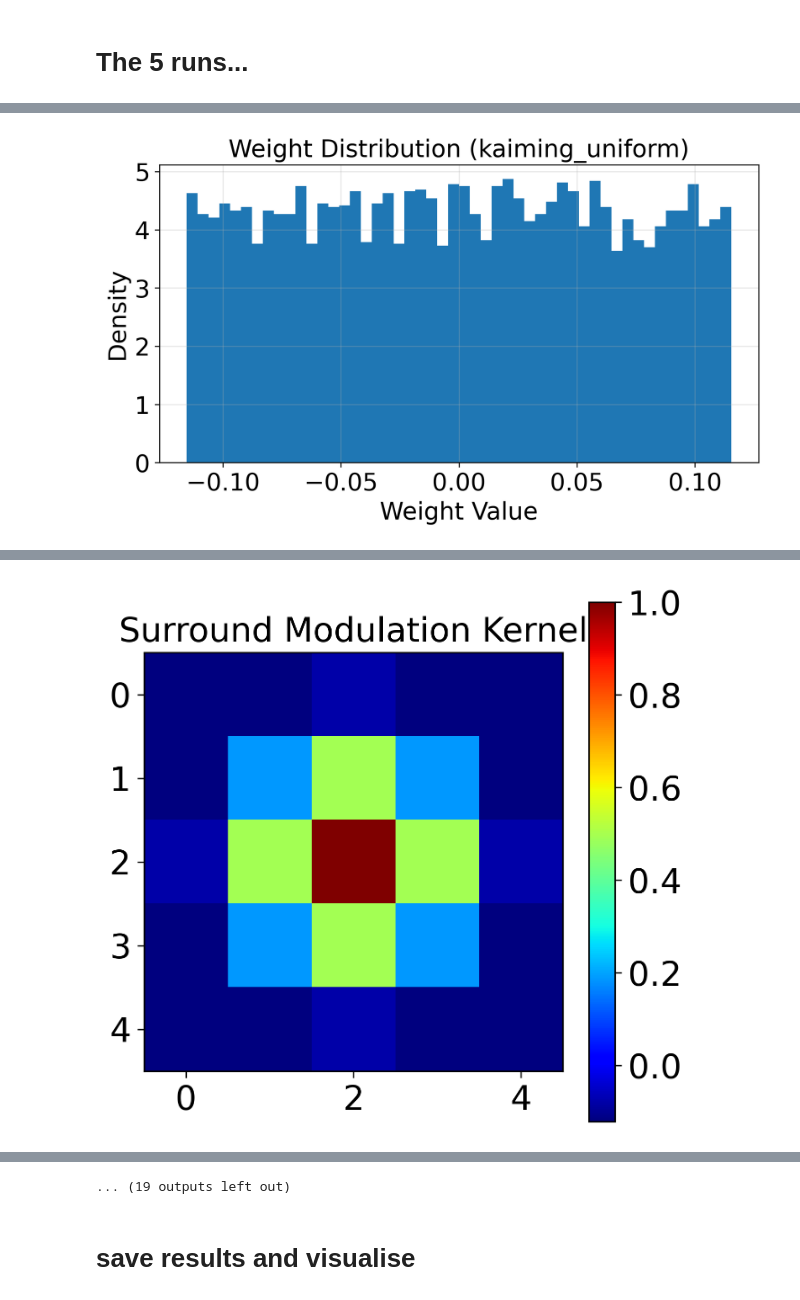
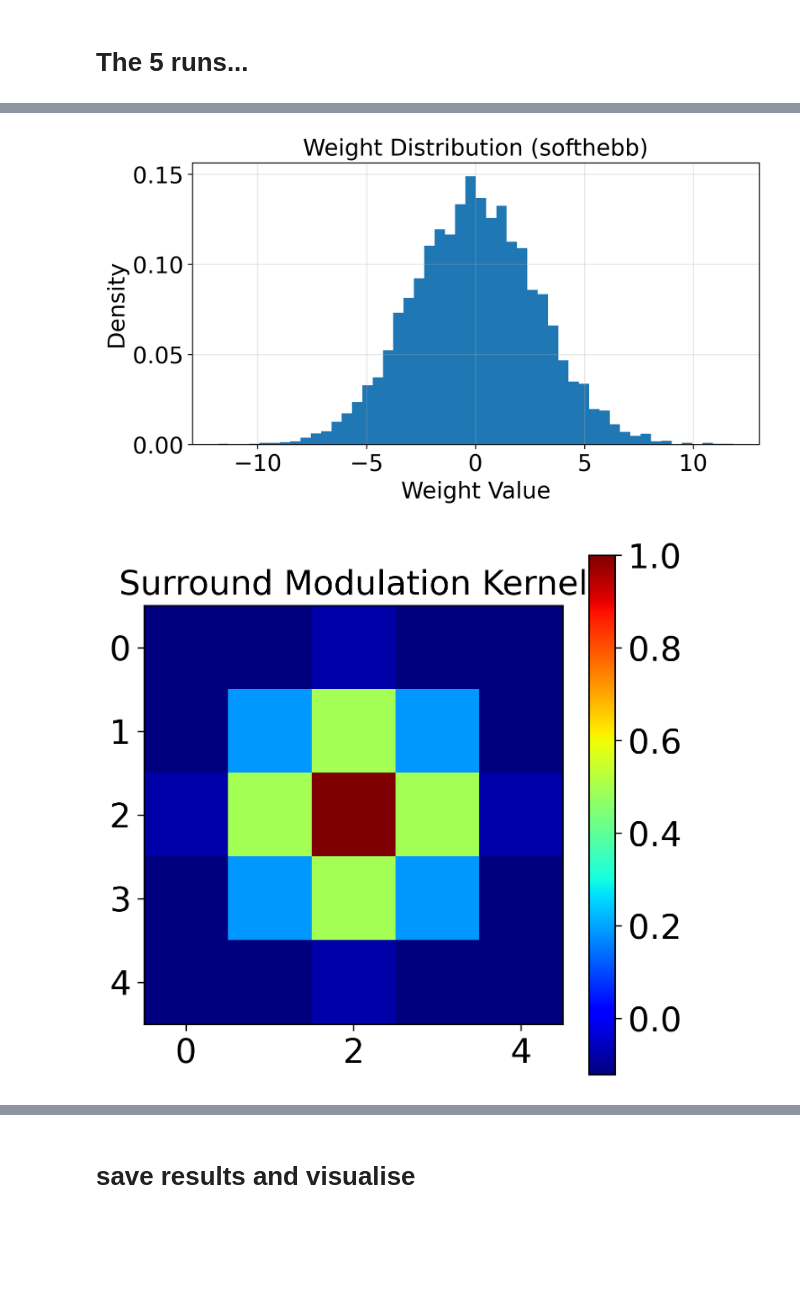
Before and after one commit to henrybattley/hebbian_cnn_experiments, a Jupyter notebook: Hebbian_Code/hebbian_experiments.ipynb, the cells around one changed output, grey strips where cells are left out. Cells and saved outputs as stored; diff of their text form; code cells hidden in the pictures; blank space fills up the shorter version.

```diff
--- a/Hebbian_Code/hebbian_experiments.ipynb
+++ b/Hebbian_Code/hebbian_experiments.ipynb
@@ -210,0 +143,14 @@ print(hebb_param)
+# %%
+for i, layer in enumerate(
+    [model.conv1, model.conv2, model.conv3], 1
+):
+    print(f"\nConv {i}")
+    print("mode:", layer.mode)
+    print("w_nrm:", layer.w_nrm)
+    print("k:", getattr(layer, "k", "not stored"))
+    print("alpha:", layer.alpha)
+    print("t_invert:", layer.t_invert.item())
+    print("lr:", layer.lr)
+    print("init:", layer.init_method)
+    print("cosine:", layer.use_cosine_similarity)
+    print("lateral inhibition:", layer.use_lateral_inhibition)
@@ -352,7 +312,7 @@ for seed in seeds:
 
     #fresh model
 
-    hebb_param = get_hebbian_config(version="optimal")
+    hebb_param = get_hebbian_config(version="soft")
 
     model = Net_Hebbian(
         hebb_params=hebb_param,
@@ -379,6 +339,7 @@ for seed in seeds:
 
             if i % 100 == 0:
                 print(f"Batch {i}/{len(cifar_loader)}")
+
 
     # freeze the hebbian feature extractor as now to train classifier
 
@@ -534,0 +481,2 @@ WARNING:matplotlib.font_manager:findfont: Generic family 'serif' not found becau
+[figure, new version]
+[figure]
@@ -557 +504,0 @@ WARNING:matplotlib.font_manager:findfont: Generic family 'serif' not found becau
-[figure, old version]
@@ -575 +504,0 @@ WARNING:matplotlib.font_manager:findfont: Generic family 'serif' not found becau
-[figure]
@@ -630,4 +505,3 @@ WARNING:matplotlib.font_manager:findfont: Generic family 'serif' not found becau
-... (19 outputs left out)
 # %% [markdown]
 # save results and visualise
 # %%
```
Also changed, not shown: parts of 11 cells of this notebook, 3 other files.
